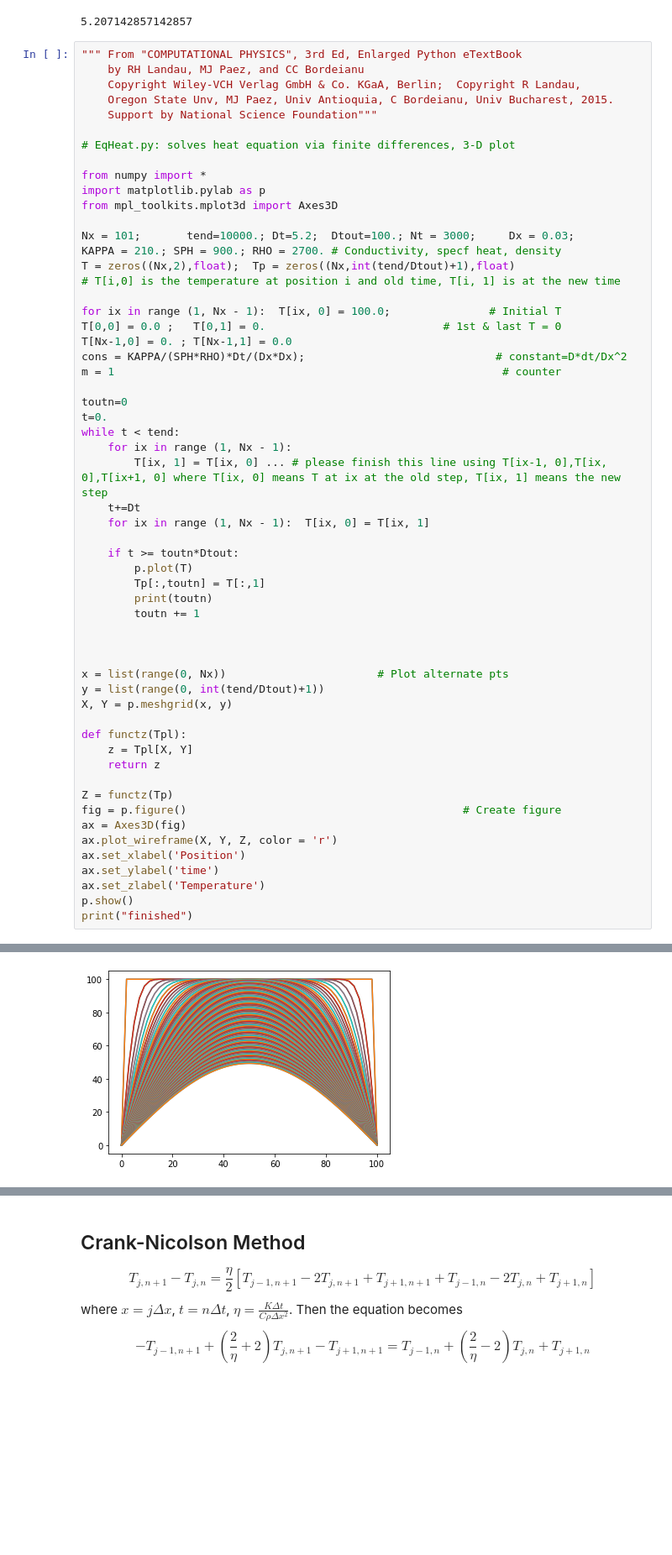
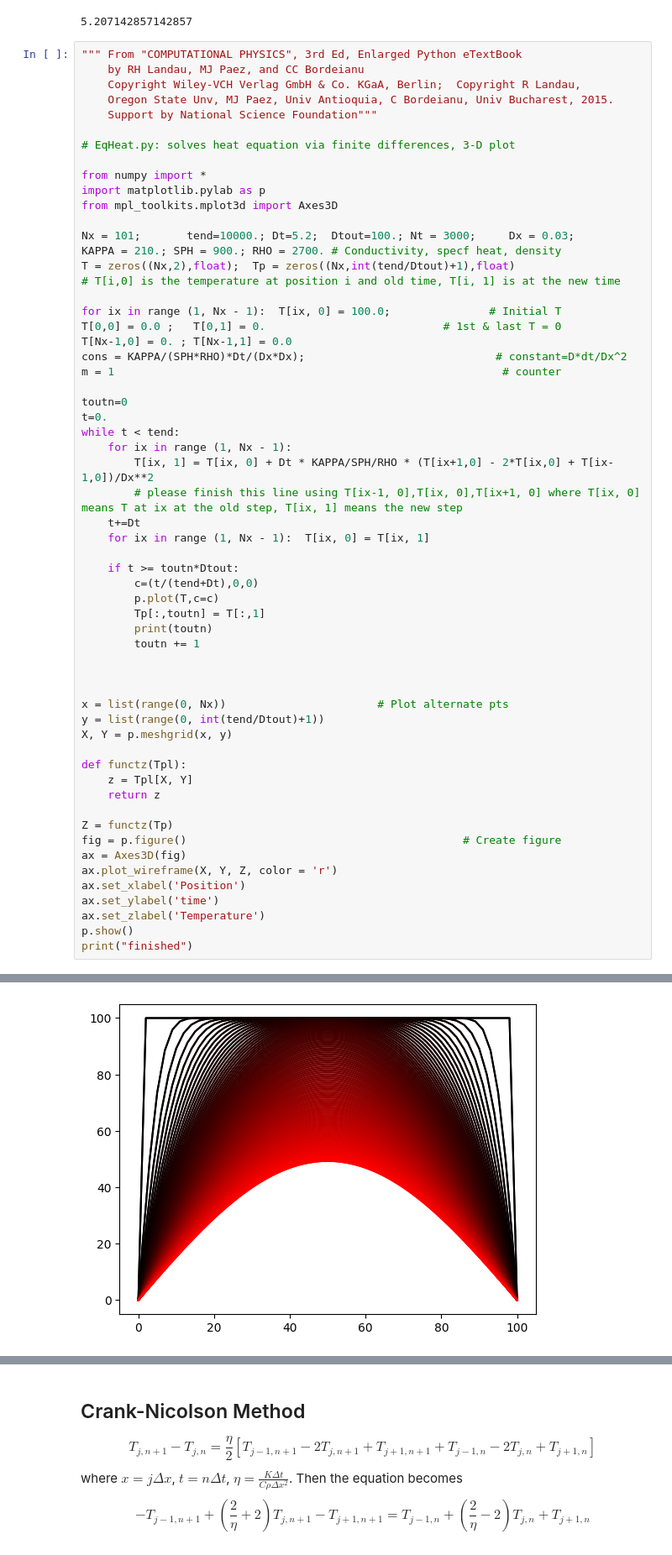
Before and after one commit to tedjohnson12/computational-physics-class-404-604-Spring-2024, a Jupyter notebook: Lect9.ipynb, the cells around one changed output, grey strips where cells are left out. Shown at 84% size. Drawn from its saved outputs; the diff is of its cells as text; blank space fills up the shorter version.

```diff
--- a/Lect9.ipynb
+++ b/Lect9.ipynb
@@ -105,12 +105,14 @@ toutn=0
 t=0.
 while t < tend:
     for ix in range (1, Nx - 1):
-        T[ix, 1] = T[ix, 0] ... # please finish this line using T[ix-1, 0],T[ix, 0],T[ix+1, 0] where T[ix, 0] means T at ix at the old step, T[ix, 1] means the new step
+        T[ix, 1] = T[ix, 0] + Dt * KAPPA/SPH/RHO * (T[ix+1,0] - 2*T[ix,0] + T[ix-1,0])/Dx**2
+        # please finish this line using T[ix-1, 0],T[ix, 0],T[ix+1, 0] where T[ix, 0] means T at ix at the old step, T[ix, 1] means the new step
     t+=Dt
     for ix in range (1, Nx - 1):  T[ix, 0] = T[ix, 1]
 
     if t >= toutn*Dtout:
-        p.plot(T)
+        c=(t/(tend+Dt),0,0)
+        p.plot(T,c=c)
         Tp[:,toutn] = T[:,1]
         print(toutn)
         toutn += 1
@@ -125,31 +127,31 @@ def functz(Tpl):
     z = Tpl[X, Y]
     return z
 
 Z = functz(Tp)
 fig = p.figure()                                          # Create figure
 ax = Axes3D(fig)
 ax.plot_wireframe(X, Y, Z, color = 'r')
 ax.set_xlabel('Position')
 ax.set_ylabel('time')
 ax.set_zlabel('Temperature')
 p.show()
 print("finished")
 # %% [output]
 0
 1
 2
 3
 4
 5
 6
 7
 8
 9
 10
 11
 ... (85 lines left out)
 97
 98
 99
 100
-[figure, old version]
+[figure, new version]
```
Also changed, not shown: parts of 2 cells of this notebook, 1 other file.
